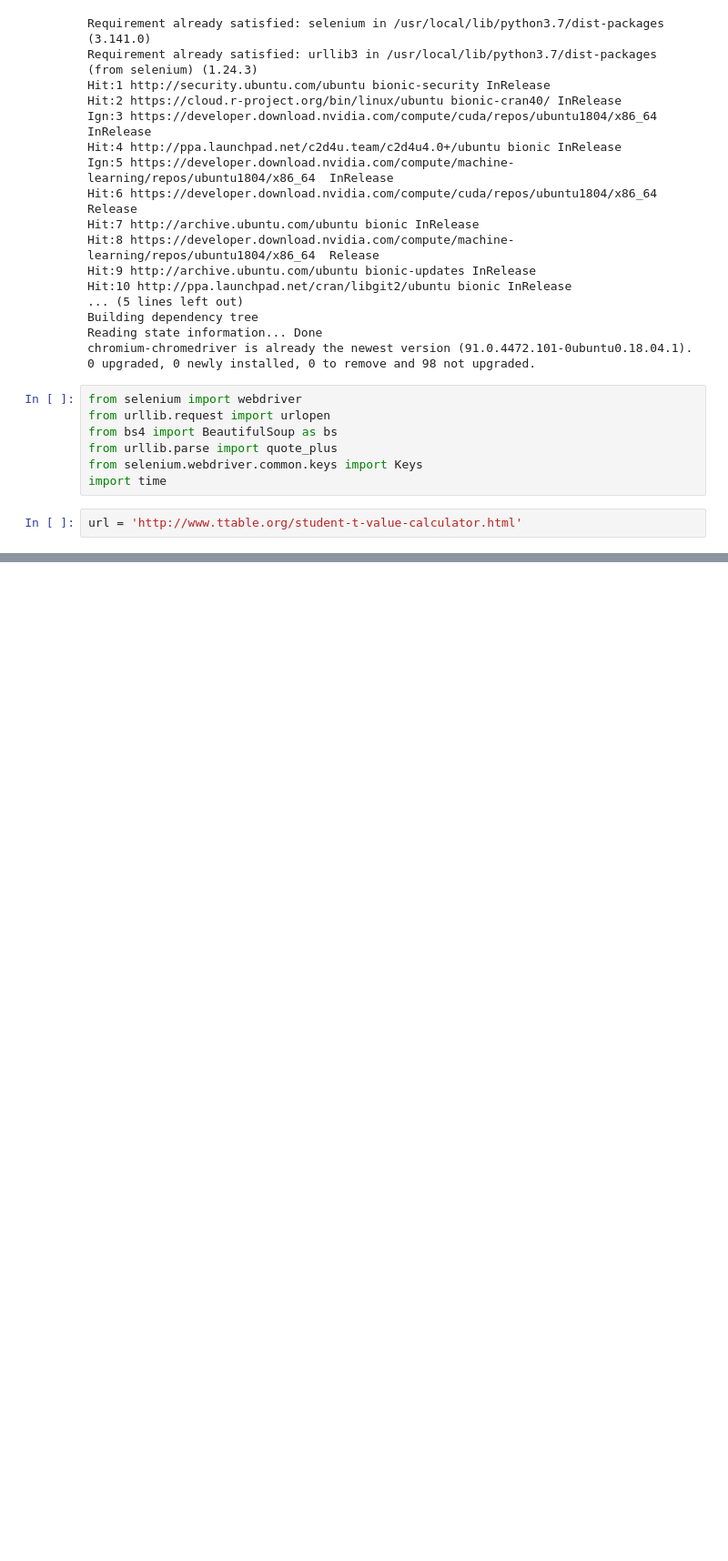
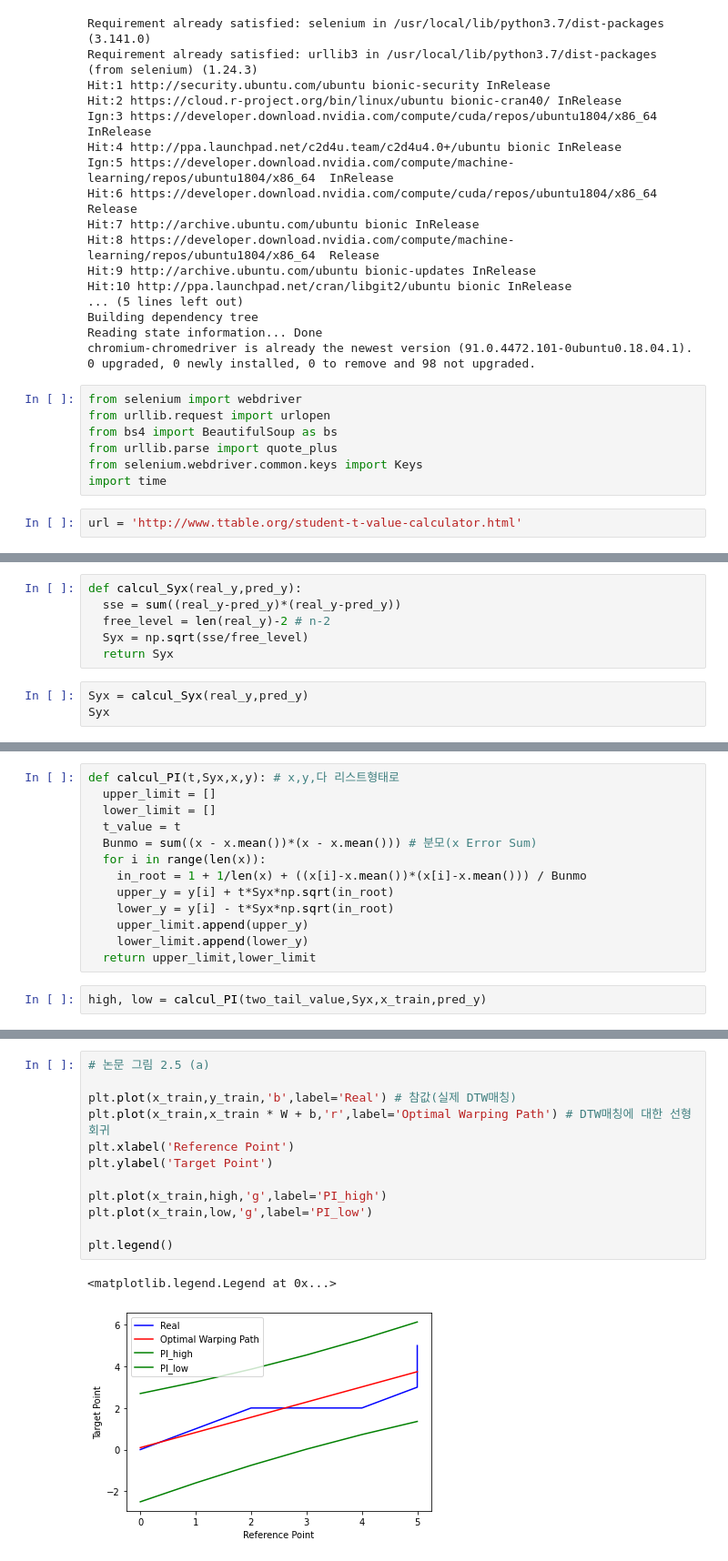
Before and after one commit to HWANG-HOE-SUN/Code-, a Jupyter notebook: DAPROG_수학코드구현.ipynb, the cells around one changed output, grey strips where cells are left out. Shown at 91% size. Drawn from its saved outputs; the diff is of its cells as text; blank space fills up the shorter version.

```diff
--- a/DAPROG_수학코드구현.ipynb
+++ b/DAPROG_수학코드구현.ipynb
@@ -239,0 +227,9 @@ def calcul_PI(a,size):
+# %%
+def calcul_Syx(real_y,pred_y):
+  sse = sum((real_y-pred_y)*(real_y-pred_y))
+  free_level = len(real_y)-2 # n-2
+  Syx = np.sqrt(sse/free_level)
+  return Syx
+# %%
+Syx = calcul_Syx(real_y,pred_y)
+Syx
@@ -239,0 +242,15 @@ def calcul_PI(a,size):
+# %%
+def calcul_PI(t,Syx,x,y): # x,y,다 리스트형태로
+  upper_limit = []
+  lower_limit = []
+  t_value = t
+  Bunmo = sum((x - x.mean())*(x - x.mean())) # 분모(x Error Sum)
+  for i in range(len(x)):
+    in_root = 1 + 1/len(x) + ((x[i]-x.mean())*(x[i]-x.mean())) / Bunmo
+    upper_y = y[i] + t*Syx*np.sqrt(in_root)
+    lower_y = y[i] - t*Syx*np.sqrt(in_root)
+    upper_limit.append(upper_y)
+    lower_limit.append(lower_y)
+  return upper_limit,lower_limit
+# %%
+high, low = calcul_PI(two_tail_value,Syx,x_train,pred_y)
@@ -239,0 +276,15 @@ def calcul_PI(a,size):
+# %%
+# 논문 그림 2.5 (a)
+
+plt.plot(x_train,y_train,'b',label='Real') # 참값(실제 DTW매칭)
+plt.plot(x_train,x_train * W + b,'r',label='Optimal Warping Path') # DTW매칭에 대한 선형 회귀
+plt.xlabel('Reference Point')
+plt.ylabel('Target Point')
+
+plt.plot(x_train,high,'g',label='PI_high')
+plt.plot(x_train,low,'g',label='PI_low')
+
+plt.legend()
+# %% [output]
+<matplotlib.legend.Legend at 0x...>
+[figure, added]
```
Also changed, not shown: parts of 19 cells of this notebook.
